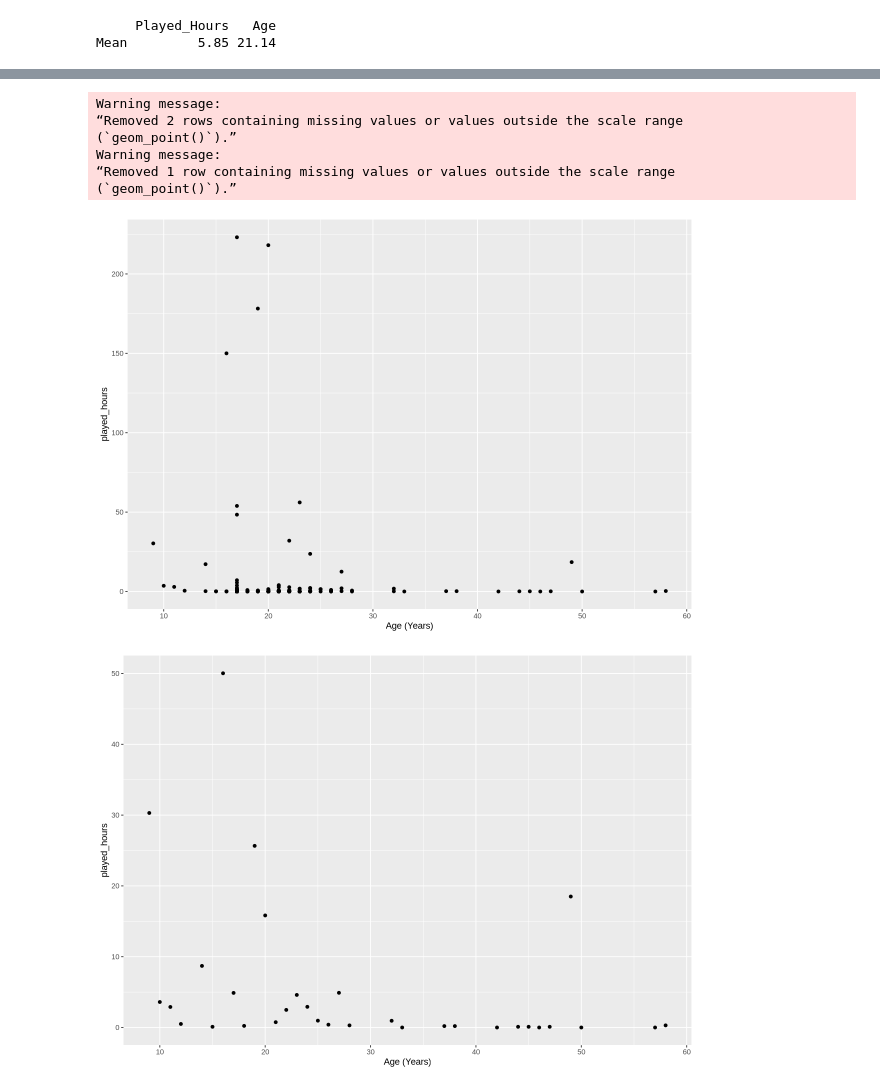
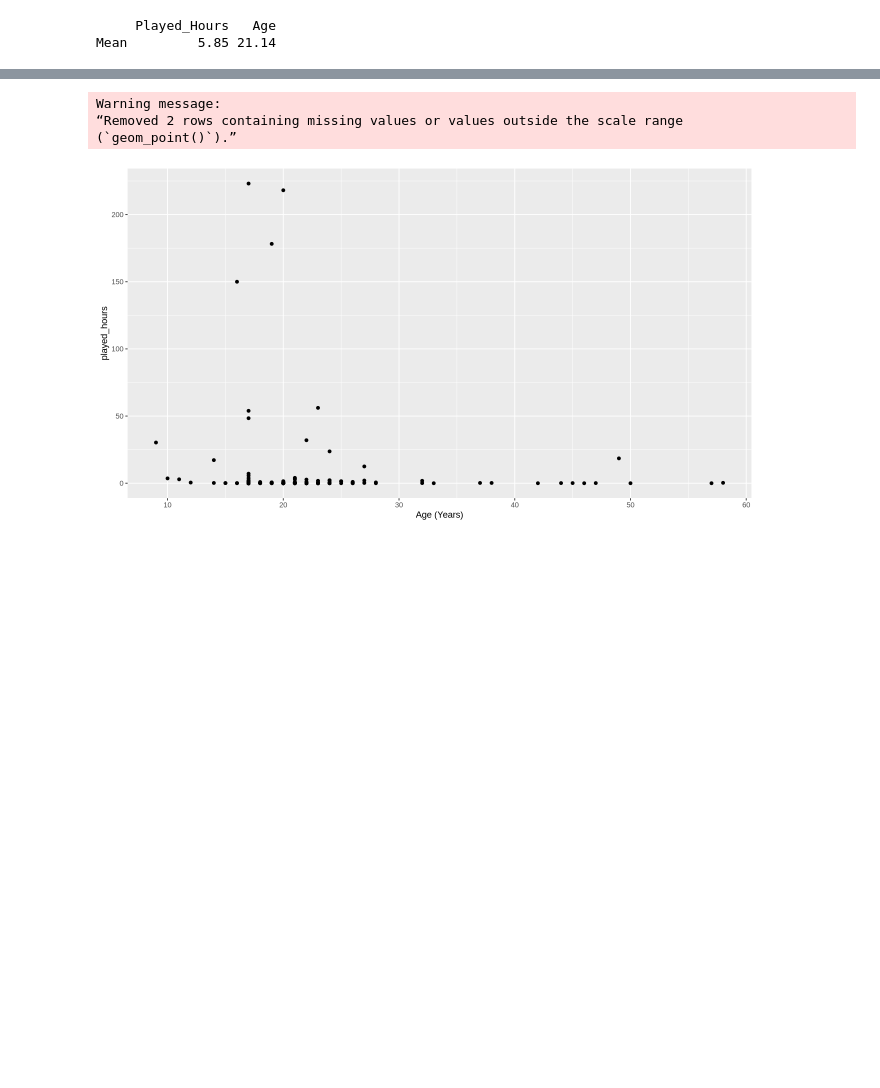
Before and after one commit to aoneile8-2/DSCI_project, a Jupyter notebook: Untitled1.ipynb, the cells around one changed output, grey strips where cells are left out. Saved outputs shown, nothing was run; the diff lists cells and outputs as text; code cells hidden in the pictures; blank space fills up the shorter version.

```diff
--- a/Untitled1.ipynb
+++ b/Untitled1.ipynb
@@ -99,20 +84,11 @@ A tibble: 33 × 2
 # %%
-options(repr.plot.width = 10, repr.plot.height = 7)
+options(repr.plot.width = 11, repr.plot.height = 6)
 age_vs_hours <- ggplot(players, aes(x=Age, y=played_hours)) +
     geom_point() +
     labs(x="Age (Years)", "Average played (Hours)")
 age_vs_hours
-options(repr.plot.width = 10, repr.plot.height = 7)
-age_vs_hours_avg <- ggplot(players_avh, aes(x=Age, y=played_hours)) +
-    geom_point() +
-    labs(x="Age (Years)", "Average played (Hours)")
-age_vs_hours_avg
 # %% [output]
 Warning message:
 “Removed 2 rows containing missing values or values outside the scale range
 (`geom_point()`).”
-Warning message:
-“Removed 1 row containing missing values or values outside the scale range
-(`geom_point()`).”
-[figure, old version]
+[figure, new version]
-[figure, removed]
```
Also changed, not shown: parts of 2 cells of this notebook.
